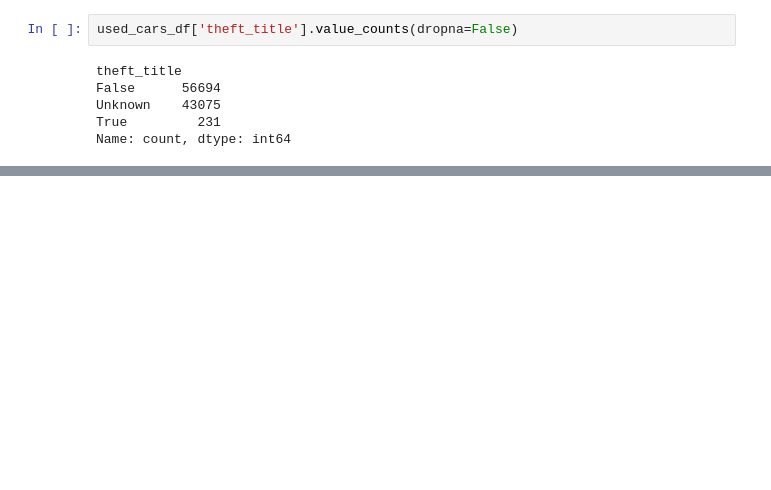
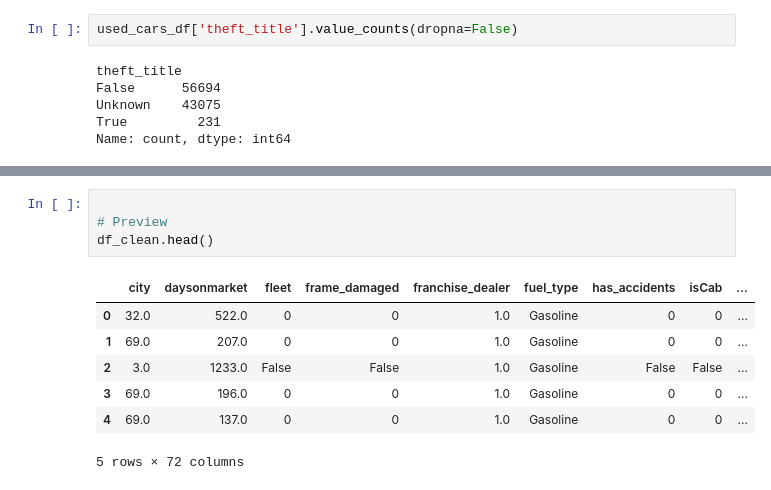
Before and after one commit to clarktommie/multimodal_insurance_project, a Jupyter notebook: notebooks/00_explore_tabular.ipynb, the cells around one changed output, grey strips where cells are left out. Saved outputs shown, nothing was run; the diff lists cells and outputs as text; blank space fills up the shorter version.

```diff
--- a/notebooks/00_explore_tabular.ipynb
+++ b/notebooks/00_explore_tabular.ipynb
@@ -326,0 +365,12 @@ MSE: 81768821.82275018
+# %%
+
+# Preview
+df_clean.head()
+# %% [output]
+|  | city | daysonmarket | fleet | frame_damaged | franchise_dealer | fuel_type | has_accidents | isCab | ... |
+| 0 | 32.0 | 522.0 | 0 | 0 | 1.0 | Gasoline | 0 | 0 | ... |
+| 1 | 69.0 | 207.0 | 0 | 0 | 1.0 | Gasoline | 0 | 0 | ... |
+| 2 | 3.0 | 1233.0 | False | False | 1.0 | Gasoline | False | False | ... |
+| 3 | 69.0 | 196.0 | 0 | 0 | 1.0 | Gasoline | 0 | 0 | ... |
+| 4 | 69.0 | 137.0 | 0 | 0 | 1.0 | Gasoline | 0 | 0 | ... |
+5 rows × 72 columns
```
Also changed, not shown: parts of 16 cells of this notebook, 3 other files.
